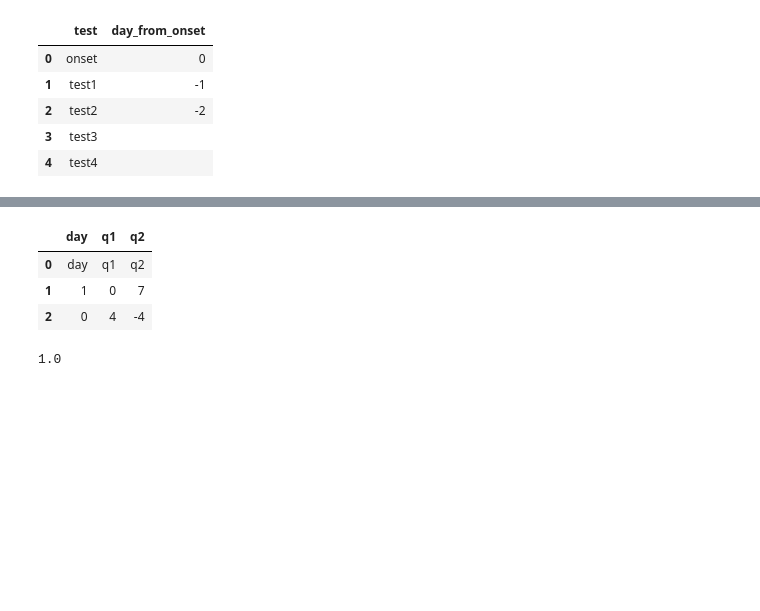
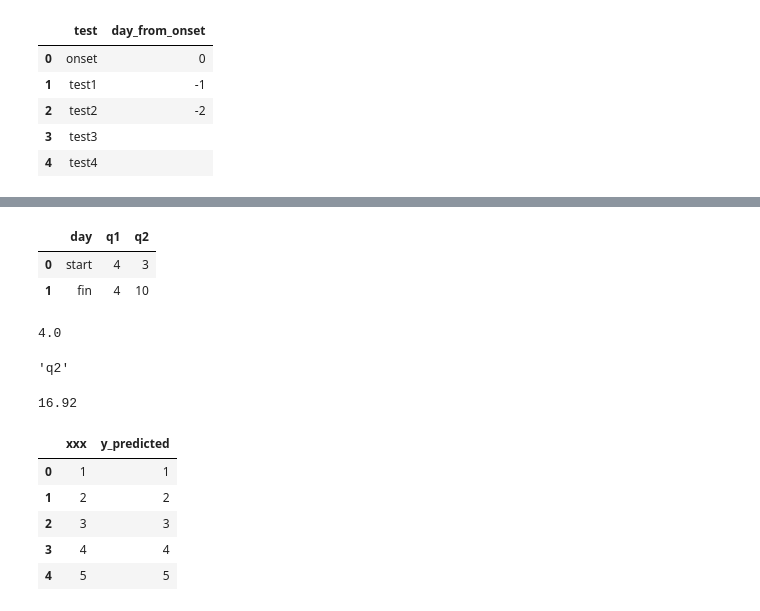
Before and after one commit to ttompk/als, a Jupyter notebook: Untitled.ipynb, the cells around one changed output, grey strips where cells are left out. Saved outputs shown, nothing was run; the diff lists cells and outputs as text; code cells hidden in the pictures; blank space fills up the shorter version.

```diff
--- a/Untitled.ipynb
+++ b/Untitled.ipynb
@@ -118,14 +117,17 @@ that = linreg_scalers(this)
-# %%
-that
-# %% [output]
-|  | day | q1 | q2 |
-| 0 | day | q1 | q2 |
-| 1 | 1 | 0 | 7 |
-| 2 | 0 | 4 | -4 |
+# %%
+this
+# %% [output]
+|  | day | q1 | q2 |
+| 0 | start | 4 | 3 |
+| 1 | fin | 4 | 10 |
+# %%
+float(this['q1'].loc[this['day']=='fin'])
+# %% [output]
+4.0
 # %%
-that['day'].loc["1"]
+this['day'].iloc[1]
 # %% [output]
-1.0
+'q2'
 # %%
         question       slope intercept
 0             Q1   -0.142857         4
@@ -143,0 +181,16 @@ this =
+# %%
+100-83.08
+# %% [output]
+16.92
+# %%
+xxx = np.array([1,2,3,4,5])
+y_predicted = np.array([1,2,3,4,5])
+# %%
+pd.DataFrame({'xxx': xxx, 'y_predicted': y_predicted}, columns=['xxx', 'y_predicted'])
+# %% [output]
+|  | xxx | y_predicted |
+| 0 | 1 | 1 |
+| 1 | 2 | 2 |
+| 2 | 3 | 3 |
+| 3 | 4 | 4 |
+| 4 | 5 | 5 |
```
Also changed, not shown: parts of 3 cells of this notebook, 3 other files.
